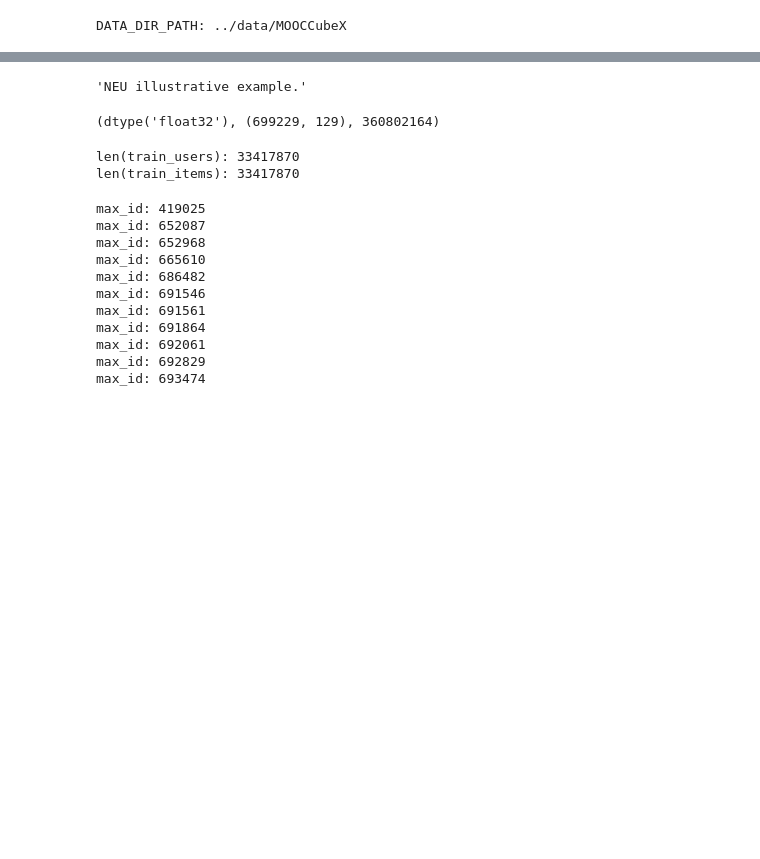
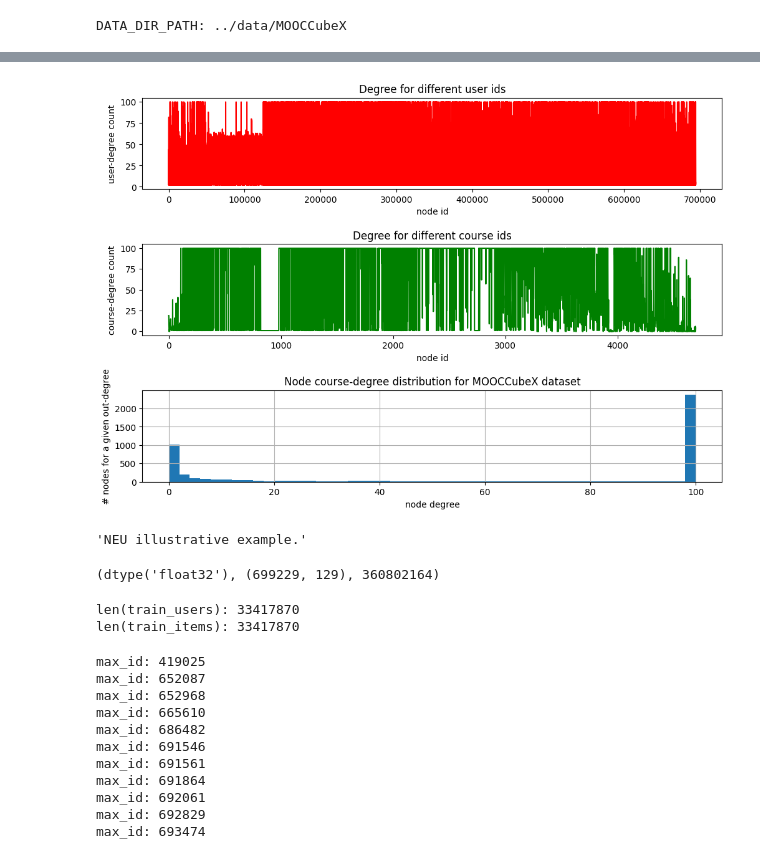
Before and after one commit to rctejon/Multimodal-RecSys, a Jupyter notebook: notebooks/MOOCCube_graph.ipynb, the cells around one changed output, grey strips where cells are left out. Cells and saved outputs as stored; diff of their text form; code cells hidden in the pictures; blank space fills up the shorter version.

```diff
--- a/notebooks/MOOCCube_graph.ipynb
+++ b/notebooks/MOOCCube_graph.ipynb
@@ -235,30 +270,24 @@ def load_graph_data(training_config, device):
 # %%
-def plot_in_out_degree_distributions(edge_index, num_of_nodes, dataset_name):
+def plot_in_out_degree_distributions(G):
     """
         Note: It would be easy to do various kinds of powerful network analysis using igraph/networkx, etc.
         I chose to explicitly calculate only the node degree statistics here, but you can go much further if needed and
         calculate the graph diameter, number of triangles and many other concepts from the network analysis field.
 
     """
-    if isinstance(edge_index, torch.Tensor):
-        edge_index = edge_index.cpu().numpy()
-
-    assert isinstance(edge_index, np.ndarray), f'Expected NumPy array got {type(edge_index)}.'
 
     # Store each node's input and output degree (they're the same for undirected graphs such as Cora)
 
     user_degree = np.zeros(NUM_USERS, dtype=int)
-    course_degree = np.zeros(num_of_nodes - NUM_USERS - 1, dtype=int)
+    course_degree = np.zeros(G.number_of_nodes() - NUM_USERS - 1, dtype=int)
 
     # Edge index shape = (2, E), the first row contains the source nodes, the second one target/sink nodes
     # Note on terminology: source nodes point to target/sink nodes
-    num_of_edges = edge_index.shape[1]
-    for cnt in tqdm(range(num_of_edges)):
-        source_node_id = edge_index[0, cnt]
-        target_node_id = edge_index[1, cnt]
-
-        user_degree[source_node_id - 1] += 1  # source node points towards some other node -> increment its out degree
-        course_degree[target_node_id - NUM_USERS - 1] += 1  # similarly here
+    for source_node_id, target_node_id in tqdm(G.edges()):
+        if user_degree[source_node_id -1] < 100:
+            user_degree[source_node_id - 1] += 1  # source node points towards some other node -> increment its out degree
+        if course_degree[target_node_id - NUM_USERS - 1] < 100:
+            course_degree[target_node_id - NUM_USERS - 1] += 1  # similarly here
 
 
     fig = plt.figure(figsize=(12,8), dpi=100)  # otherwise plots are really small in Jupyter Notebook
@@ -266,17 +295,17 @@ def plot_in_out_degree_distributions(edge_index, num_of_nodes, dataset_name):
 
     plt.subplot(311)
     plt.plot(user_degree, color='red')
-    plt.xlabel('node id'); plt.ylabel('user-degree count'); plt.title('Degree for different node ids')
+    plt.xlabel('node id'); plt.ylabel('user-degree count'); plt.title('Degree for different user ids')
 
     plt.subplot(312)
     plt.plot(course_degree, color='green')
-    plt.xlabel('node id'); plt.ylabel('course-degree count'); plt.title('Out degree for different node ids')
+    plt.xlabel('node id'); plt.ylabel('course-degree count'); plt.title('Degree for different course ids')
 
     plt.subplot(313)
     plt.hist(course_degree, bins=50)
     plt.xlabel('node degree')
     plt.ylabel('# nodes for a given out-degree')
-    plt.title(f'Node course-degree distribution for {dataset_name} dataset')
+    plt.title(f'Node course-degree distribution for MOOCCubeX dataset')
 
     plt.grid(True)
     plt.show()
@@ -286,3 +312,7 @@ def plot_in_out_degree_distributions(edge_index, num_of_nodes, dataset_name):
+# %%
+plot_in_out_degree_distributions(G)
+# %% [output]
+[figure, added]
 # %%
 
 # nodes = torch.tensor(np.arange(0, 10, dtype=np.int32), dtype=torch.int64)
```
Also changed, not shown: parts of 7 cells of this notebook, 2 other files.
